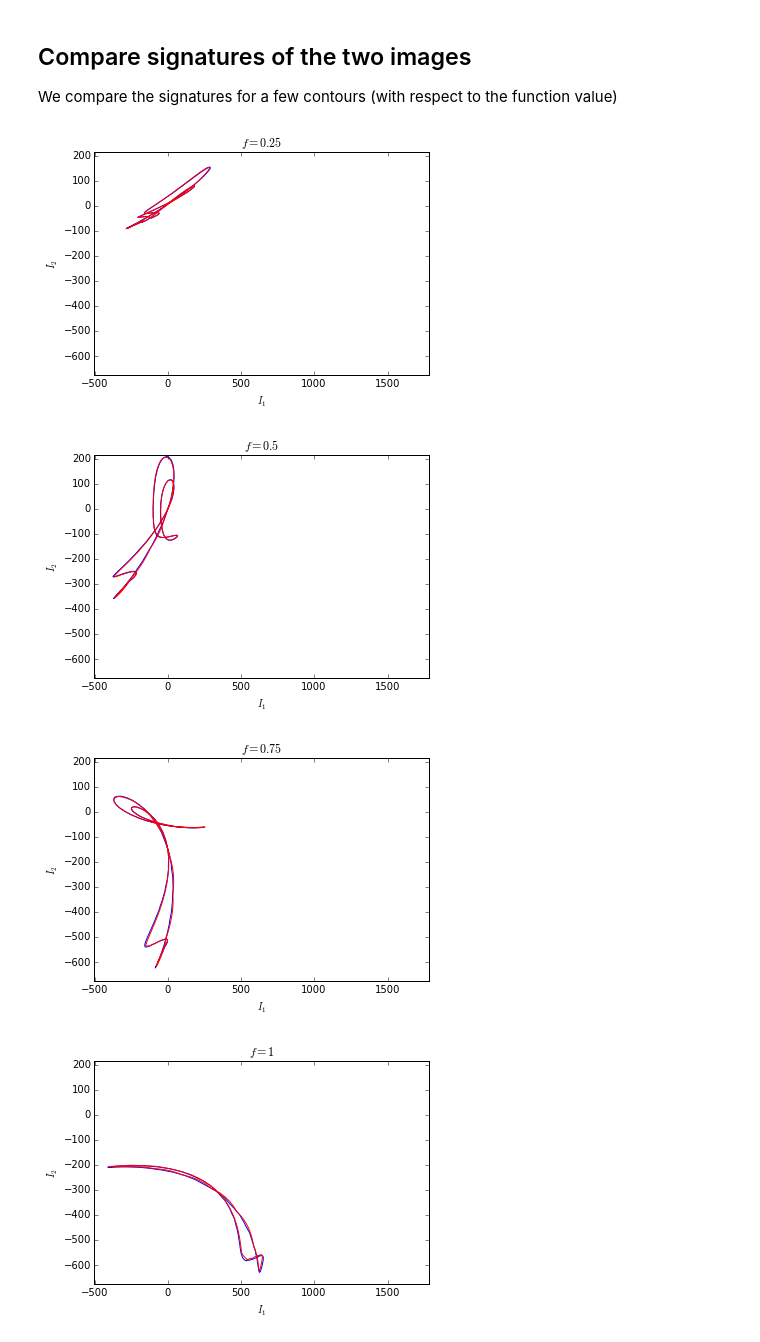
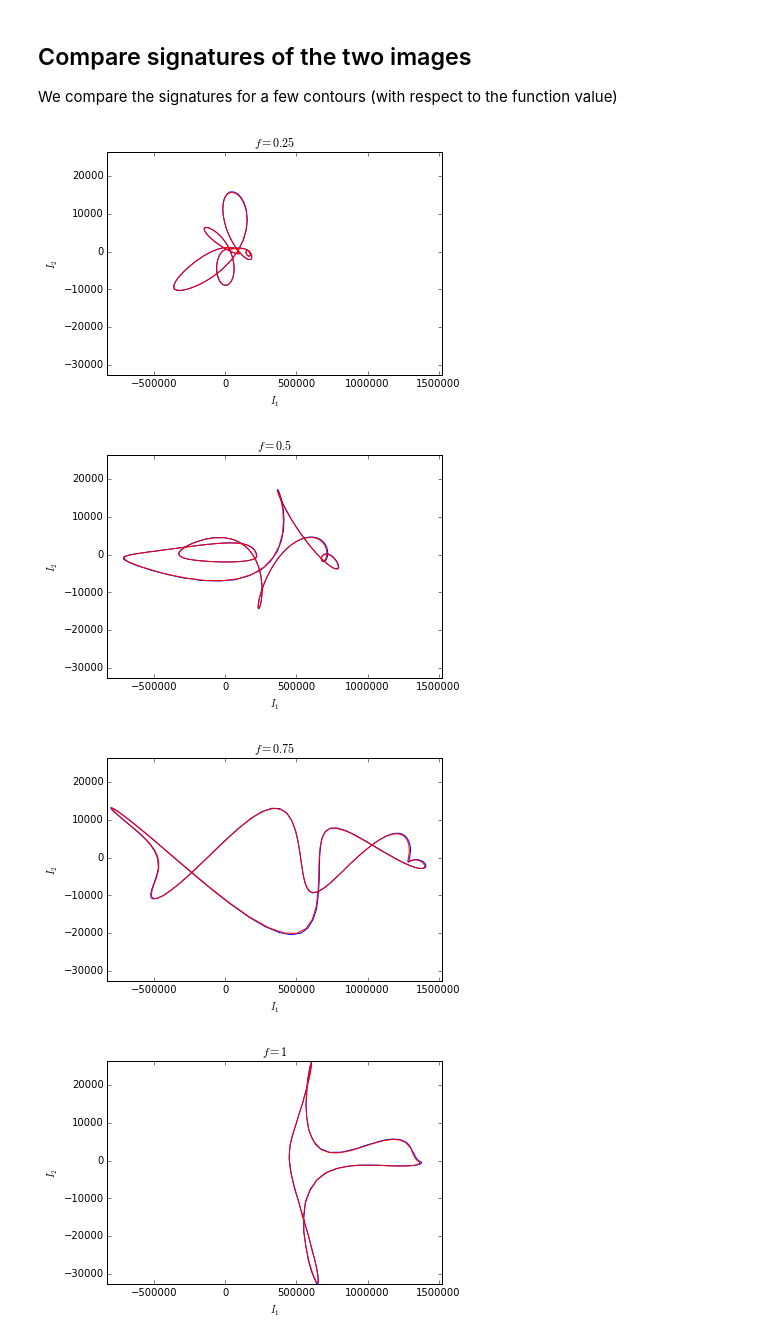
Before and after one commit to rgbrown/invariants, a Jupyter notebook: SA(2) invariant signatures.ipynb, the cells around one changed output. Saved outputs shown, nothing was run; the diff lists cells and outputs as text; code cells hidden in the pictures.

Commit message:
Added transvectant stuff

```diff
--- a/SA(2) invariant signatures.ipynb
+++ b/SA(2) invariant signatures.ipynb
@@ -40,6 +47,23 @@ def SA2signature(F, h=1):
     I2 = Fyy*Fx*Fx - 2*Fxy*Fx*Fy + Fxx*Fy*Fy
 
     return (I0, I1, I2)
+
+def SA2transvectants(F, h=1):
+    """ All the degree three and lower transvectants"""
+    Fx, Fy = np.gradient(F, h)
+    Fxx, Fxy = np.gradient(Fx, h)
+    Fyx, Fyy = np.gradient(Fy, h)
+    Fxxx, Fxxy = np.gradient(Fxx, h)
+    Fxyx, Fxyy = np.gradient(Fxy, h)
+    Fyyx, Fyyy = np.gradient(Fyy, h)
+
+    I0 = F
+    I1 = Fxx*Fyy - Fxy**2
+    I2 = Fy**2*Fxx - 2*Fx*Fy*Fxy + Fx**2*Fyy
+    I3 = Fyy*Fxxy**2 - Fyy*Fxxx*Fxyy - Fxy*Fxxy*Fxyy + Fxx*Fxyy**2 + Fxy*Fxxx*Fyyy - Fxx*Fxxy*Fyyy
+    I4 = Fy*Fyy*Fxxx - 2*Fy*Fxy*Fxxy - Fx*Fyy*Fxxy + Fy*Fxx*Fxyy + 2*Fx*Fxy*Fxyy - Fx*Fxx*Fyyy
+
+    return (I0, I1, I2, I3, I4)
 # %% [markdown]
 ## Test image
 We use as our test function the function `f(x, y)` defined below
@@ -84,19 +108,22 @@ axarr[1].set_xlabel('After transformation')
 ## Compare signatures of the two images
 We compare the signatures for a few contours (with respect to the function value)
 # %%
-sig0 = SA2signature(F0, h)
-sig1 = SA2signature(F1, h)
+sig0 = SA2transvectants(F0, h)
+sig1 = SA2transvectants(F1, h)
 contour_levels = [0.25, 0.5, 0.75, 1]
+
+i0 = 3
+i1 = 4
 
 for level in contour_levels:
     plt.figure()
-    plt.contour(sig0[1], sig0[2], sig0[0], levels=[level], colors='blue')
-    plt.contour(sig1[1], sig1[2], sig1[0], levels=[level], colors='red')
+    plt.contour(sig0[i0], sig0[i1], sig0[0], levels=[level], colors='blue')
+    plt.contour(sig1[i0], sig1[i1], sig1[0], levels=[level], colors='red')
     plt.xlabel('$I_1$')
     plt.ylabel('$I_2$')
     plt.title('$f = {}$'.format(level))
 # %% [output]
-[figure, old version]
+[figure, new version]
-[figure, old version]
+[figure, new version]
-[figure, old version]
+[figure, new version]
-[figure, old version]
+[figure, new version]
```
Also changed, not shown: parts of 2 cells of this notebook.
